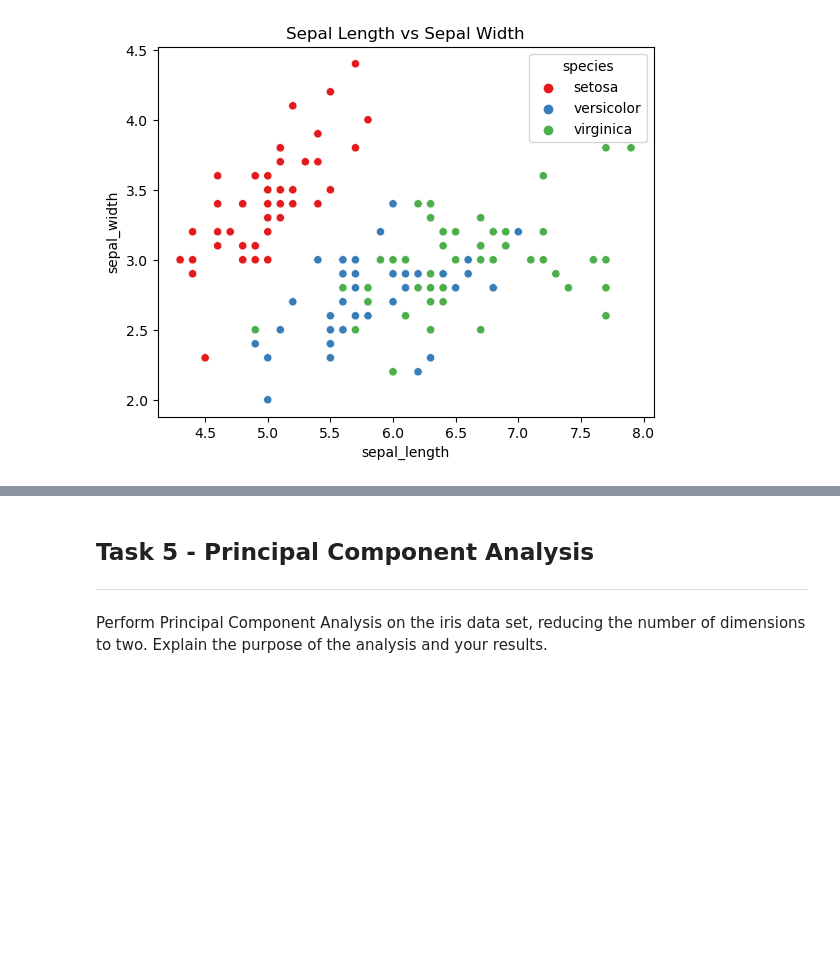
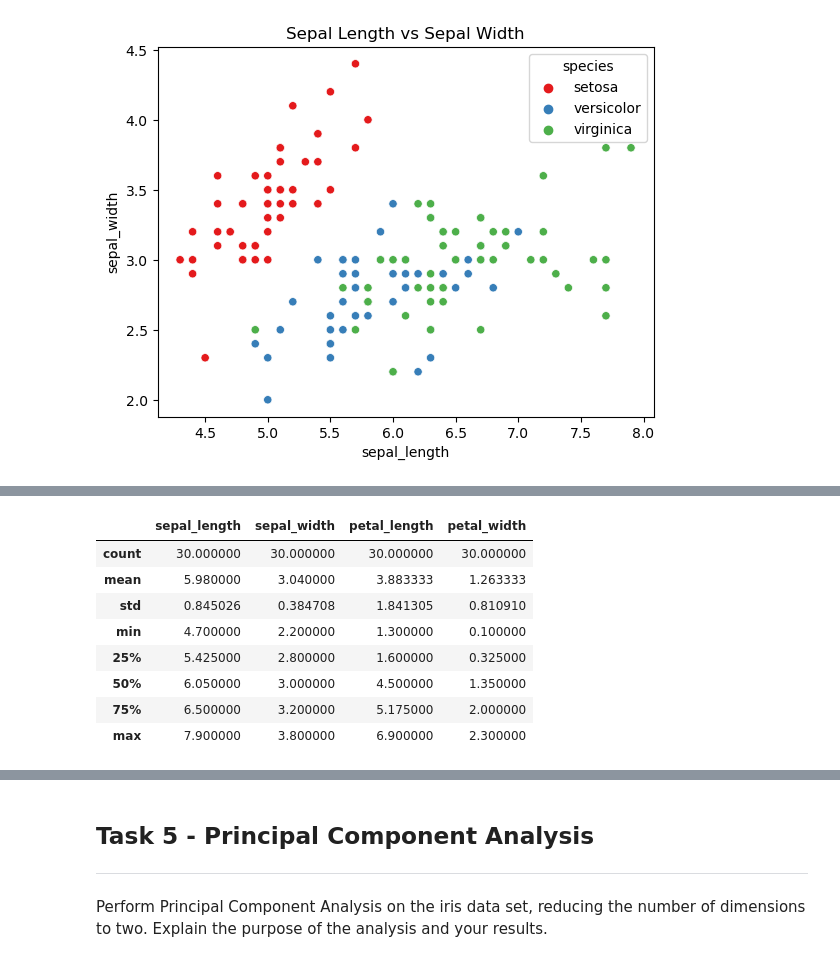
Before and after one commit to SaydsC/Machine-Learning-and-Statistics-Project_2023, a Jupyter notebook: tasks.ipynb, the cells around one changed output, grey strips where cells are left out. Saved outputs shown, nothing was run; the diff lists cells and outputs as text; code cells hidden in the pictures; blank space fills up the shorter version.

```diff
--- a/tasks.ipynb
+++ b/tasks.ipynb
@@ -442,0 +590,13 @@ plt.show()
+# %%
+# The test data set has the balance of 38 rows
+X_test.describe()
+# %% [output]
+|  | sepal_length | sepal_width | petal_length | petal_width |
+| count | 30.000000 | 30.000000 | 30.000000 | 30.000000 |
+| mean | 5.980000 | 3.040000 | 3.883333 | 1.263333 |
+| std | 0.845026 | 0.384708 | 1.841305 | 0.810910 |
+| min | 4.700000 | 2.200000 | 1.300000 | 0.100000 |
+| 25% | 5.425000 | 2.800000 | 1.600000 | 0.325000 |
+| 50% | 6.050000 | 3.000000 | 4.500000 | 1.350000 |
+| 75% | 6.500000 | 3.200000 | 5.175000 | 2.000000 |
+| max | 7.900000 | 3.800000 | 6.900000 | 2.300000 |
```
Also changed, not shown: parts of 22 cells of this notebook.
